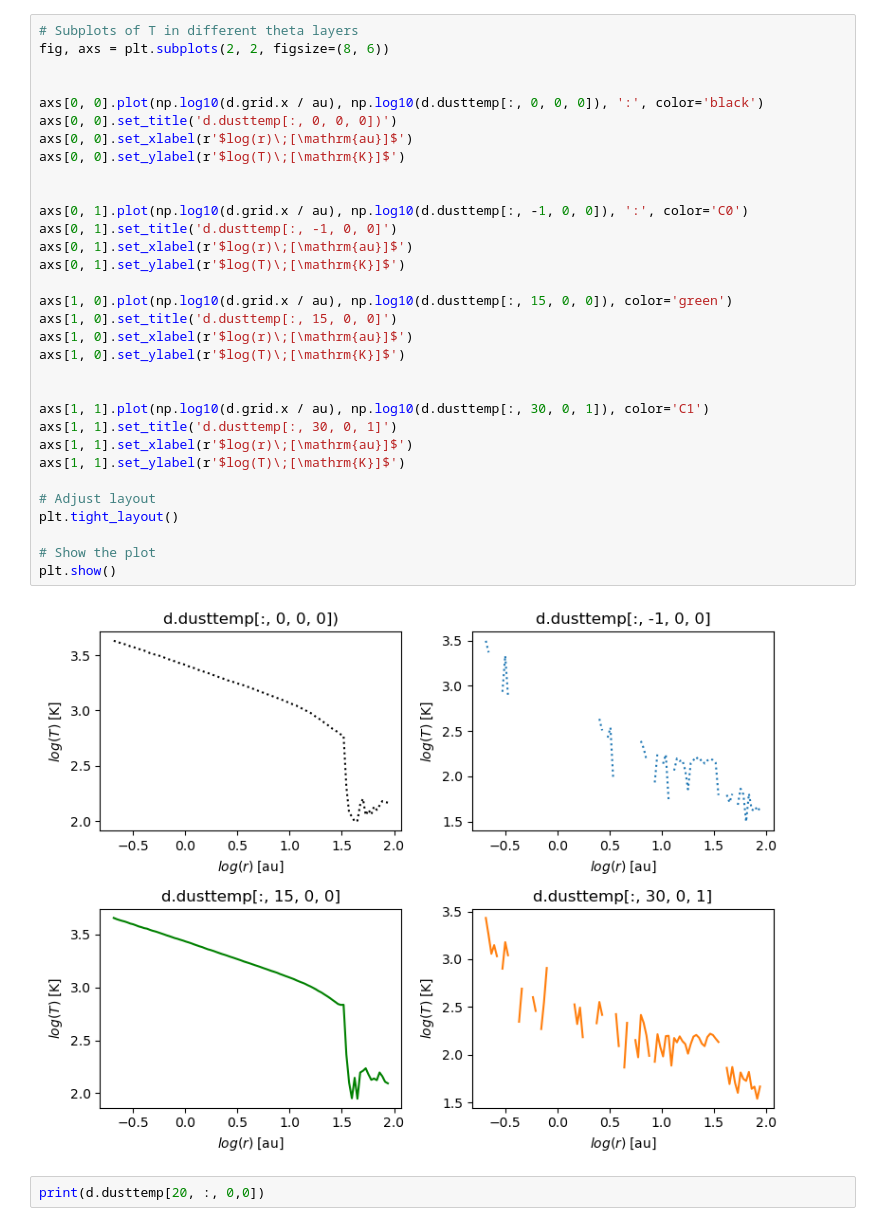
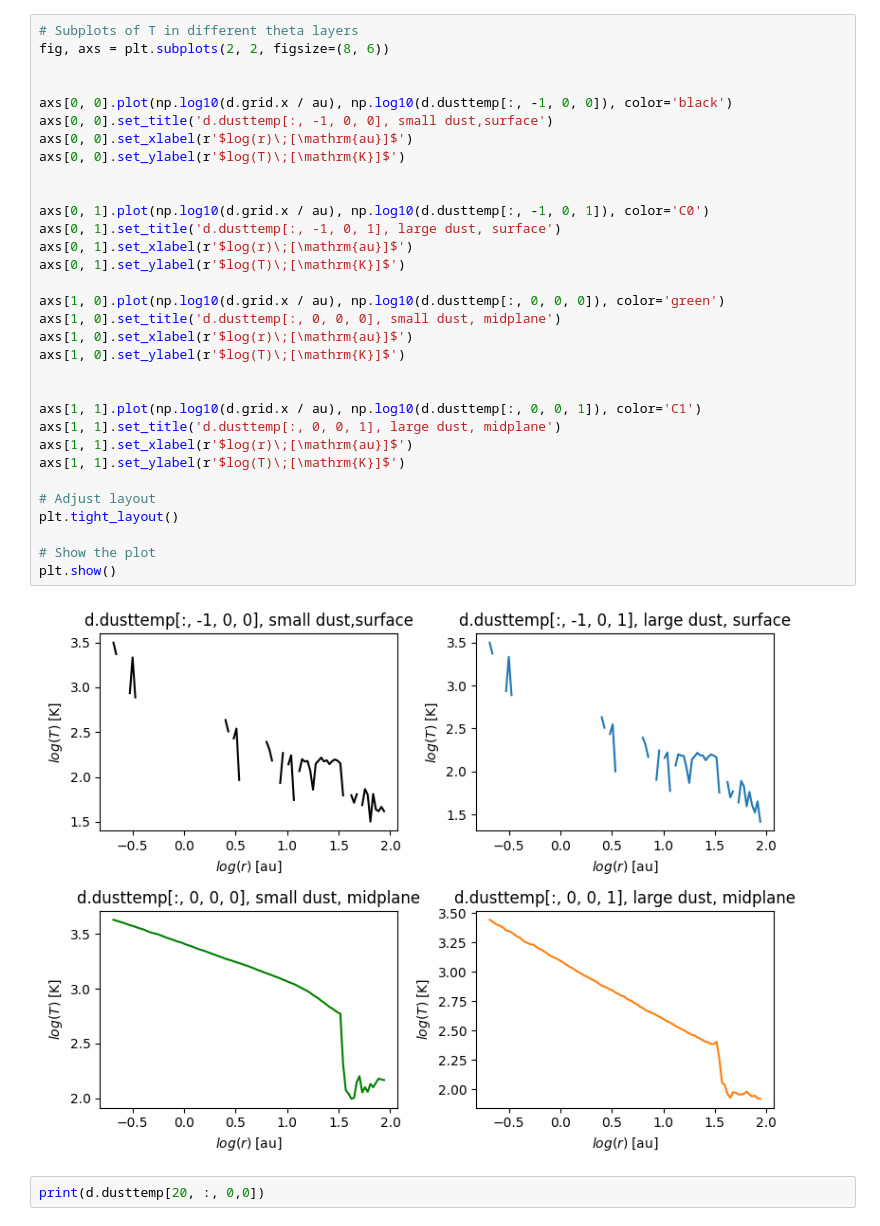
Before and after one commit to VWelke/Circumplanetary_Disk, a Jupyter notebook: CPD_simple_1_test__no_planet/testTemp.ipynb, the cells around one changed output. Saved outputs shown, nothing was run; the diff lists cells and outputs as text.

```diff
--- a/CPD_simple_1_test__no_planet/testTemp.ipynb
+++ b/CPD_simple_1_test__no_planet/testTemp.ipynb
@@ -104,37 +106,37 @@ Reading dust_temperature.dat
 # %%
 # Subplots of T in different theta layers
 fig, axs = plt.subplots(2, 2, figsize=(8, 6))
 
 
-axs[0, 0].plot(np.log10(d.grid.x / au), np.log10(d.dusttemp[:, 0, 0, 0]), ':', color='black')
-axs[0, 0].set_title('d.dusttemp[:, 0, 0, 0])')
+axs[0, 0].plot(np.log10(d.grid.x / au), np.log10(d.dusttemp[:, -1, 0, 0]), color='black')
+axs[0, 0].set_title('d.dusttemp[:, -1, 0, 0], small dust,surface')
 axs[0, 0].set_xlabel(r'$log(r)\;[\mathrm{au}]$')
 axs[0, 0].set_ylabel(r'$log(T)\;[\mathrm{K}]$')
 
 
-axs[0, 1].plot(np.log10(d.grid.x / au), np.log10(d.dusttemp[:, -1, 0, 0]), ':', color='C0')
-axs[0, 1].set_title('d.dusttemp[:, -1, 0, 0]')
+axs[0, 1].plot(np.log10(d.grid.x / au), np.log10(d.dusttemp[:, -1, 0, 1]), color='C0')
+axs[0, 1].set_title('d.dusttemp[:, -1, 0, 1], large dust, surface')
 axs[0, 1].set_xlabel(r'$log(r)\;[\mathrm{au}]$')
 axs[0, 1].set_ylabel(r'$log(T)\;[\mathrm{K}]$')
 
-axs[1, 0].plot(np.log10(d.grid.x / au), np.log10(d.dusttemp[:, 15, 0, 0]), color='green')
-axs[1, 0].set_title('d.dusttemp[:, 15, 0, 0]')
+axs[1, 0].plot(np.log10(d.grid.x / au), np.log10(d.dusttemp[:, 0, 0, 0]), color='green')
+axs[1, 0].set_title('d.dusttemp[:, 0, 0, 0], small dust, midplane')
 axs[1, 0].set_xlabel(r'$log(r)\;[\mathrm{au}]$')
 axs[1, 0].set_ylabel(r'$log(T)\;[\mathrm{K}]$')
 
 
-axs[1, 1].plot(np.log10(d.grid.x / au), np.log10(d.dusttemp[:, 30, 0, 1]), color='C1')
-axs[1, 1].set_title('d.dusttemp[:, 30, 0, 1]')
+axs[1, 1].plot(np.log10(d.grid.x / au), np.log10(d.dusttemp[:, 0, 0, 1]), color='C1')
+axs[1, 1].set_title('d.dusttemp[:, 0, 0, 1], large dust, midplane')
 axs[1, 1].set_xlabel(r'$log(r)\;[\mathrm{au}]$')
 axs[1, 1].set_ylabel(r'$log(T)\;[\mathrm{K}]$')
 
 # Adjust layout
 plt.tight_layout()
 
 # Show the plot
 plt.show()
 # %% [output]
-[figure, old version]
+[figure, new version]
 # %%
 print(d.dusttemp[20, :, 0,0])
 # %% [output]
```
Also changed, not shown: parts of 4 cells of this notebook, 21 other files.
